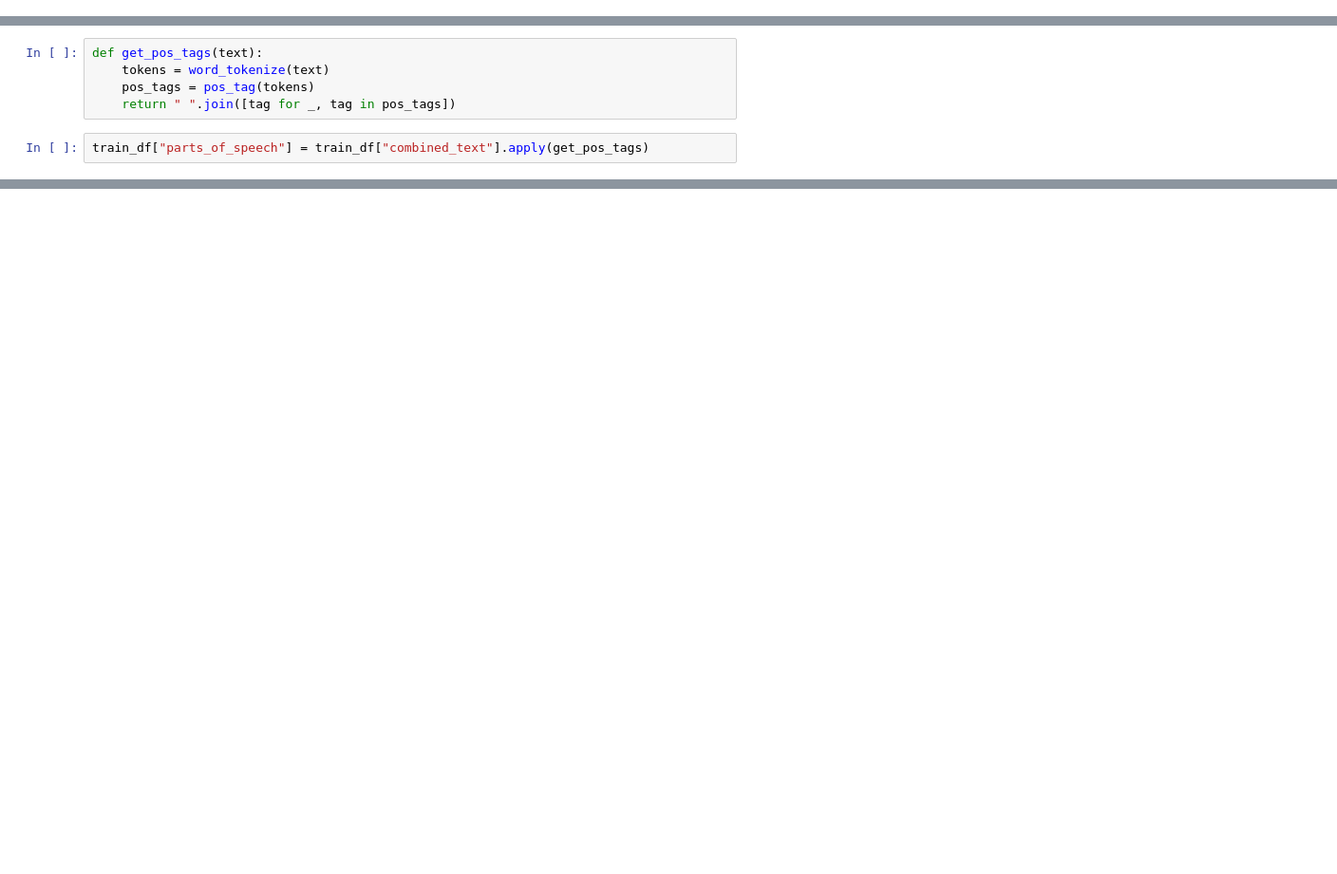
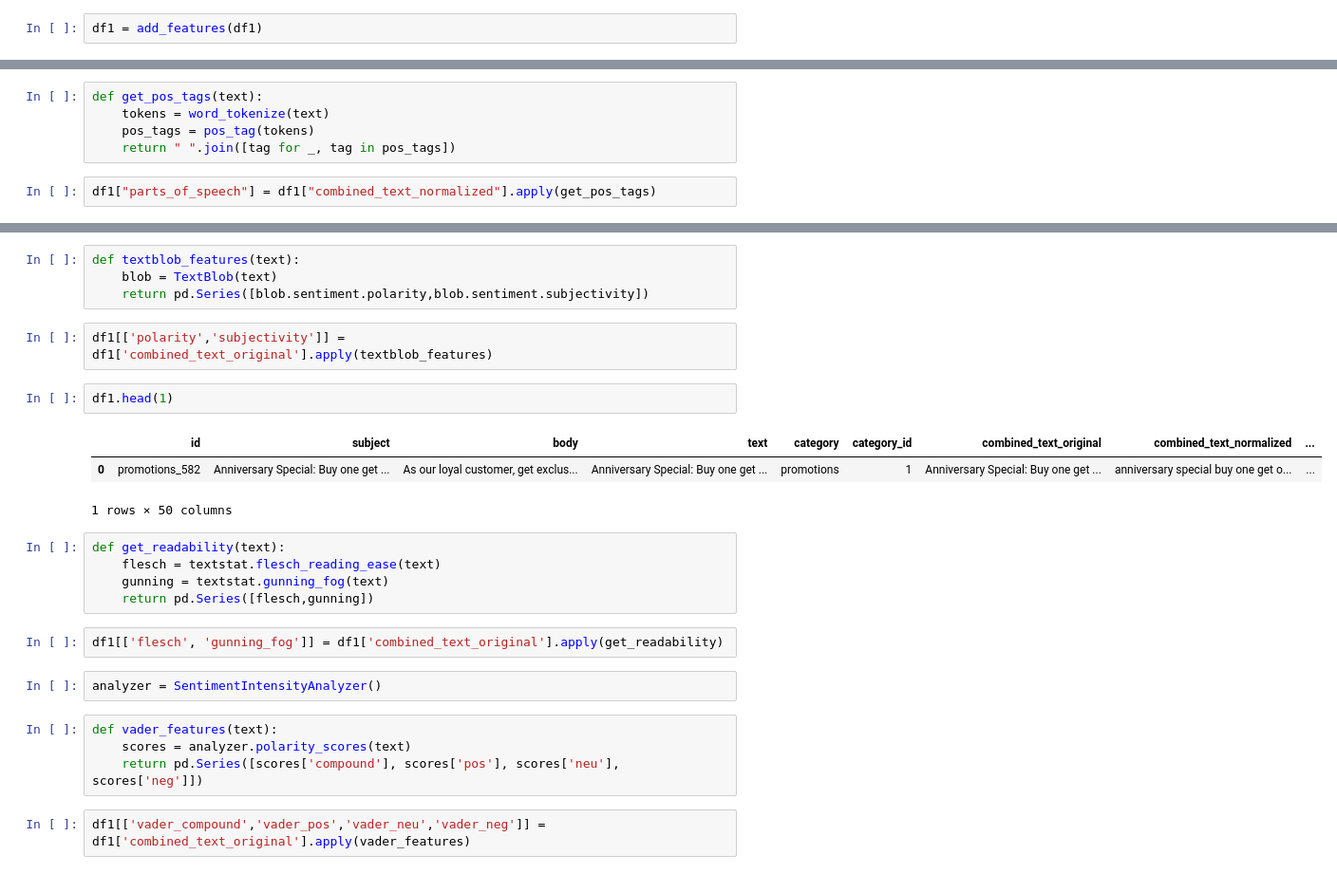
Before and after one commit to Nandita29534/Email_Classifier_repo, a Jupyter notebook: Baseline.ipynb, the cells around one changed output, grey strips where cells are left out. Shown at 95% size. Cells and saved outputs as stored; diff of their text form; blank space fills up the shorter version.

```diff
--- a/Baseline.ipynb
+++ b/Baseline.ipynb
@@ -381,0 +240,2 @@ LogisticRegression(max_iter=1000, multi_class='multinomial')
+# %%
+df1 = add_features(df1)
@@ -398,5 +312,5 @@ def get_pos_tags(text):
     pos_tags = pos_tag(tokens)
     return " ".join([tag for _, tag in pos_tags])
 # %%
-train_df["parts_of_speech"] = train_df["combined_text"].apply(get_pos_tags)
+df1["parts_of_speech"] = df1["combined_text_normalized"].apply(get_pos_tags)
 # %%
@@ -478 +390,28 @@ Class: 0
 LogisticRegression(max_iter=2000, multi_class='multinomial')
+# %%
+def textblob_features(text):
+    blob = TextBlob(text)
+    return pd.Series([blob.sentiment.polarity,blob.sentiment.subjectivity])
+# %%
+df1[['polarity','subjectivity']] = df1['combined_text_original'].apply(textblob_features)
+# %%
+df1.head(1)
+# %% [output]
+|  | id | subject | body | text | category | category_id | combined_text_original | combined_text_normalized | ... |
+| 0 | promotions_582 | Anniversary Special: Buy one get ... | As our loyal customer, get exclus... | Anniversary Special: Buy one get ... | promotions | 1 | Anniversary Special: Buy one get ... | anniversary special buy one get o... | ... |
+1 rows × 50 columns
+# %%
+def get_readability(text):
+    flesch = textstat.flesch_reading_ease(text)
+    gunning = textstat.gunning_fog(text)
+    return pd.Series([flesch,gunning])
+# %%
+df1[['flesch', 'gunning_fog']] = df1['combined_text_original'].apply(get_readability)
+# %%
+analyzer = SentimentIntensityAnalyzer()
+# %%
+def vader_features(text):
+    scores = analyzer.polarity_scores(text)
+    return pd.Series([scores['compound'], scores['pos'], scores['neu'], scores['neg']])
+# %%
+df1[['vader_compound','vader_pos','vader_neu','vader_neg']] = df1['combined_text_original'].apply(vader_features)
```
Also changed, not shown: parts of 88 cells of this notebook.
